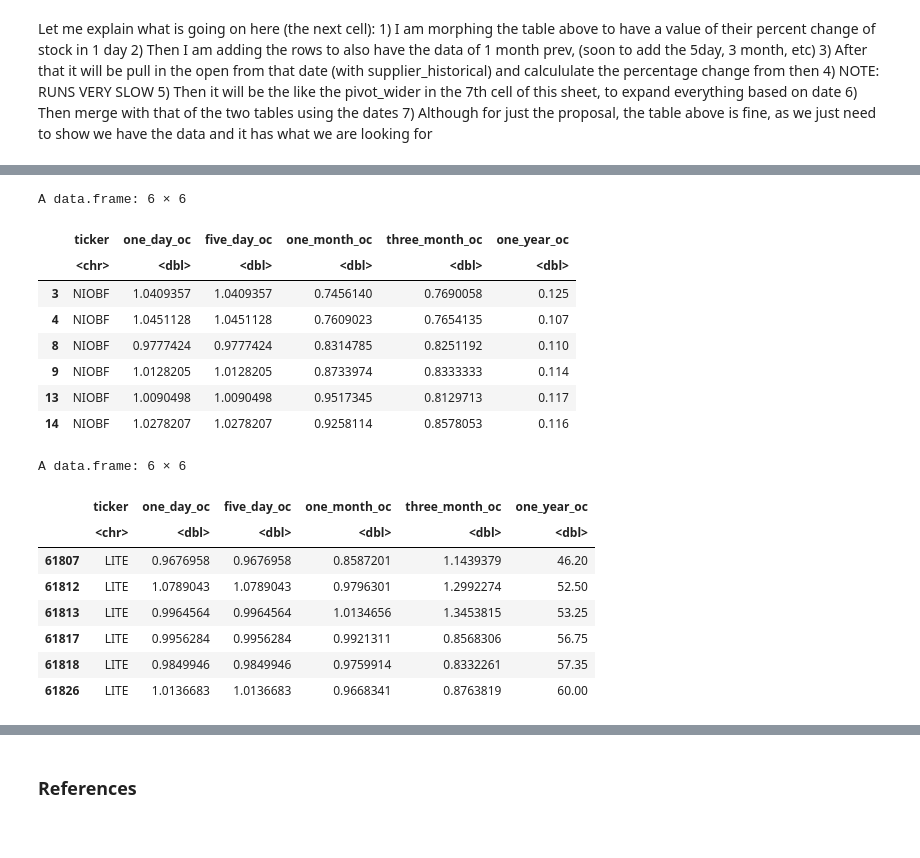
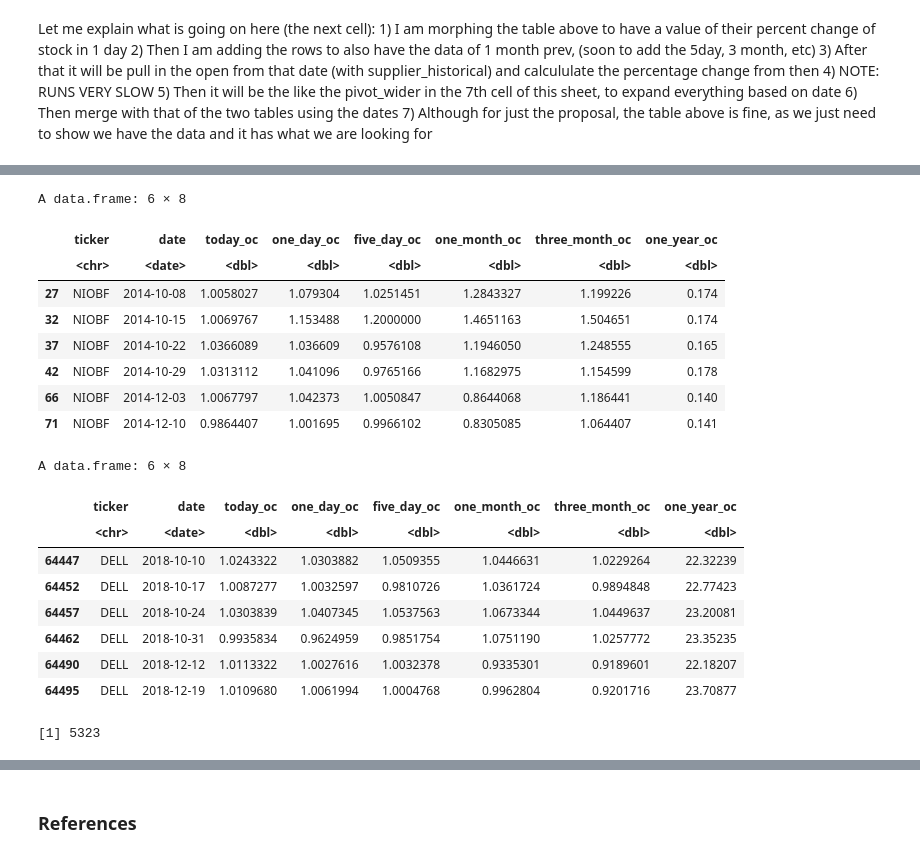
Before and after one commit to nkoda/STAT301, a Jupyter notebook: project_final.ipynb, the cells around one changed output, grey strips where cells are left out. Cells and saved outputs as stored; diff of their text form; code cells hidden in the pictures.

```diff
--- a/project_final.ipynb
+++ b/project_final.ipynb
@@ -468,7 +485,7 @@ A data.frame: 6 × 6
 #Binding wrangled data to original dataset
 supplier_index_tidy <- cbind(supplier_index_tidy_, dates)
 supplier_index_tidy <- supplier_index_tidy[, !duplicated(colnames(supplier_index_tidy))]
-supplier_index_tidy <- select(supplier_index_tidy, ticker, date, close, open, one_day, five_day, one_month, three_month, one_year)
+supplier_index_tidy <- select(supplier_index_tidy, ticker, date, volume, close, open, one_day, five_day, one_month, three_month, one_year)
 
 head(supplier_index_tidy)
 tail(supplier_index_tidy)
@@ -494,4 +511,6 @@ A data.frame: 6 × 9
 # %%
 supplier_index_tidy_open <- na.omit(supplier_index_tidy)
-supplier_index_tidy_open <- mutate(supplier_index_tidy_open, five_day_open = 0, one_month_open = 0, three_month_open = 0, one_year_open = 0)
+supplier_index_tidy_open <- mutate(supplier_index_tidy_open, one_day_open = 0, five_day_open = 0, one_month_open = 0, three_month_open = 0, one_year_open = 0)
 #supplier_historical_index <- na.omit(supplier_historical_index)
+nrow(supplier_index_tidy)
+nrow(supplier_index_tidy_open)
@@ -498,6 +520,11 @@ supplier_index_tidy_open <- mutate(supplier_index_tidy_open, five_day_open = 0,
 # %%
 #Changes all the values from dates to the open value on that day
 for (i in 1:length(supplier_index_tidy$date)) {
+    a <- supplier_historical_index[which(
+                supplier_historical_index$date == supplier_index_tidy_open$one_day[i] &
+                supplier_historical_index$ticker == supplier_index_tidy_open$ticker[i]),]$open
+    supplier_index_tidy_open$one_day_open[i] <- ifelse(length(a) == 0, NA, a)
+
     a <- supplier_historical_index[which(
                 supplier_historical_index$date == supplier_index_tidy_open$five_day[i] &
                 supplier_historical_index$ticker == supplier_index_tidy_open$ticker[i]),]$open
@@ -521,9 +550,12 @@ for (i in 1:length(supplier_index_tidy$date)) {
 # %%
-supplier_index_tidy_open_ <- mutate(supplier_index_tidy_open, one_day_open = open) %>%
-                            select(ticker, date, close, one_day_open, five_day_open, one_month_open, three_month_open, one_year_open)
+supplier_index_tidy_open_ <- mutate(supplier_index_tidy_open, today_open = open) %>%
+                            select(ticker, date, close, today_open, one_day_open, five_day_open, one_month_open, three_month_open, one_year_open)
 
-supplier_index_tidy_open_[supplier_index_tidy_open_==0] <- NA
-supplier_index_tidy_open_ <- na.omit(supplier_index_tidy_open_)
+nrow(supplier_index_tidy_open_)
+
+#supplier_index_tidy_open_[supplier_index_tidy_open_==0] <- NA
+#supplier_index_tidy_open_ <- na.omit(supplier_index_tidy_open_)
 
 head(supplier_index_tidy_open_)
+nrow(supplier_index_tidy_open_)
 # %% [output]
@@ -539,31 +573,35 @@ A data.frame: 6 × 8
 # %%
 #Converting stock prices to stock return ratio
 supplier_index_tidy_open_close <- mutate(supplier_index_tidy_open_,
+                                         today_oc = today_open / close,
                                          one_day_oc = one_day_open / close,
                                          five_day_oc = five_day_open / close,
                                          one_month_oc = one_month_open / close,
                                          three_month_oc = three_month_open / close,
                                          one_year_oc = one_year_open) %>%
-                                select(ticker, one_day_oc, five_day_oc, one_month_oc, three_month_oc, one_year_oc)
+                                select(ticker, date, today_oc, one_day_oc, five_day_oc, one_month_oc, three_month_oc, one_year_oc) %>%
+                                na.omit()
 
 head(supplier_index_tidy_open_close)
 tail(supplier_index_tidy_open_close)
+nrow(supplier_index_tidy_open_close)
 # %% [output]
-A data.frame: 6 × 6
+A data.frame: 6 × 8
-|  | ticker | one_day_oc | five_day_oc | one_month_oc | three_month_oc | one_year_oc |
-|  | <chr> | <dbl> | <dbl> | <dbl> | <dbl> | <dbl> |
-| 3 | NIOBF | 1.0409357 | 1.0409357 | 0.7456140 | 0.7690058 | 0.125 |
-| 4 | NIOBF | 1.0451128 | 1.0451128 | 0.7609023 | 0.7654135 | 0.107 |
-| 8 | NIOBF | 0.9777424 | 0.9777424 | 0.8314785 | 0.8251192 | 0.110 |
-| 9 | NIOBF | 1.0128205 | 1.0128205 | 0.8733974 | 0.8333333 | 0.114 |
-| 13 | NIOBF | 1.0090498 | 1.0090498 | 0.9517345 | 0.8129713 | 0.117 |
-| 14 | NIOBF | 1.0278207 | 1.0278207 | 0.9258114 | 0.8578053 | 0.116 |
+|  | ticker | date | today_oc | one_day_oc | five_day_oc | one_month_oc | three_month_oc | one_year_oc |
+|  | <chr> | <date> | <dbl> | <dbl> | <dbl> | <dbl> | <dbl> | <dbl> |
+| 27 | NIOBF | 2014-10-08 | 1.0058027 | 1.079304 | 1.0251451 | 1.2843327 | 1.199226 | 0.174 |
+| 32 | NIOBF | 2014-10-15 | 1.0069767 | 1.153488 | 1.2000000 | 1.4651163 | 1.504651 | 0.174 |
+| 37 | NIOBF | 2014-10-22 | 1.0366089 | 1.036609 | 0.9576108 | 1.1946050 | 1.248555 | 0.165 |
+| 42 | NIOBF | 2014-10-29 | 1.0313112 | 1.041096 | 0.9765166 | 1.1682975 | 1.154599 | 0.178 |
+| 66 | NIOBF | 2014-12-03 | 1.0067797 | 1.042373 | 1.0050847 | 0.8644068 | 1.186441 | 0.140 |
+| 71 | NIOBF | 2014-12-10 | 0.9864407 | 1.001695 | 0.9966102 | 0.8305085 | 1.064407 | 0.141 |
-A data.frame: 6 × 6
+A data.frame: 6 × 8
-|  | ticker | one_day_oc | five_day_oc | one_month_oc | three_month_oc | one_year_oc |
-|  | <chr> | <dbl> | <dbl> | <dbl> | <dbl> | <dbl> |
-| 61807 | LITE | 0.9676958 | 0.9676958 | 0.8587201 | 1.1439379 | 46.20 |
-| 61812 | LITE | 1.0789043 | 1.0789043 | 0.9796301 | 1.2992274 | 52.50 |
-| 61813 | LITE | 0.9964564 | 0.9964564 | 1.0134656 | 1.3453815 | 53.25 |
-| 61817 | LITE | 0.9956284 | 0.9956284 | 0.9921311 | 0.8568306 | 56.75 |
-| 61818 | LITE | 0.9849946 | 0.9849946 | 0.9759914 | 0.8332261 | 57.35 |
-| 61826 | LITE | 1.0136683 | 1.0136683 | 0.9668341 | 0.8763819 | 60.00 |
+|  | ticker | date | today_oc | one_day_oc | five_day_oc | one_month_oc | three_month_oc | one_year_oc |
+|  | <chr> | <date> | <dbl> | <dbl> | <dbl> | <dbl> | <dbl> | <dbl> |
+| 64447 | DELL | 2018-10-10 | 1.0243322 | 1.0303882 | 1.0509355 | 1.0446631 | 1.0229264 | 22.32239 |
+| 64452 | DELL | 2018-10-17 | 1.0087277 | 1.0032597 | 0.9810726 | 1.0361724 | 0.9894848 | 22.77423 |
+| 64457 | DELL | 2018-10-24 | 1.0303839 | 1.0407345 | 1.0537563 | 1.0673344 | 1.0449637 | 23.20081 |
+| 64462 | DELL | 2018-10-31 | 0.9935834 | 0.9624959 | 0.9851754 | 1.0751190 | 1.0257772 | 23.35235 |
+| 64490 | DELL | 2018-12-12 | 1.0113322 | 1.0027616 | 1.0032378 | 0.9335301 | 0.9189601 | 22.18207 |
+| 64495 | DELL | 2018-12-19 | 1.0109680 | 1.0061994 | 1.0004768 | 0.9962804 | 0.9201716 | 23.70877 |
+[1] 5323
```
Also changed, not shown: parts of 19 cells of this notebook.
